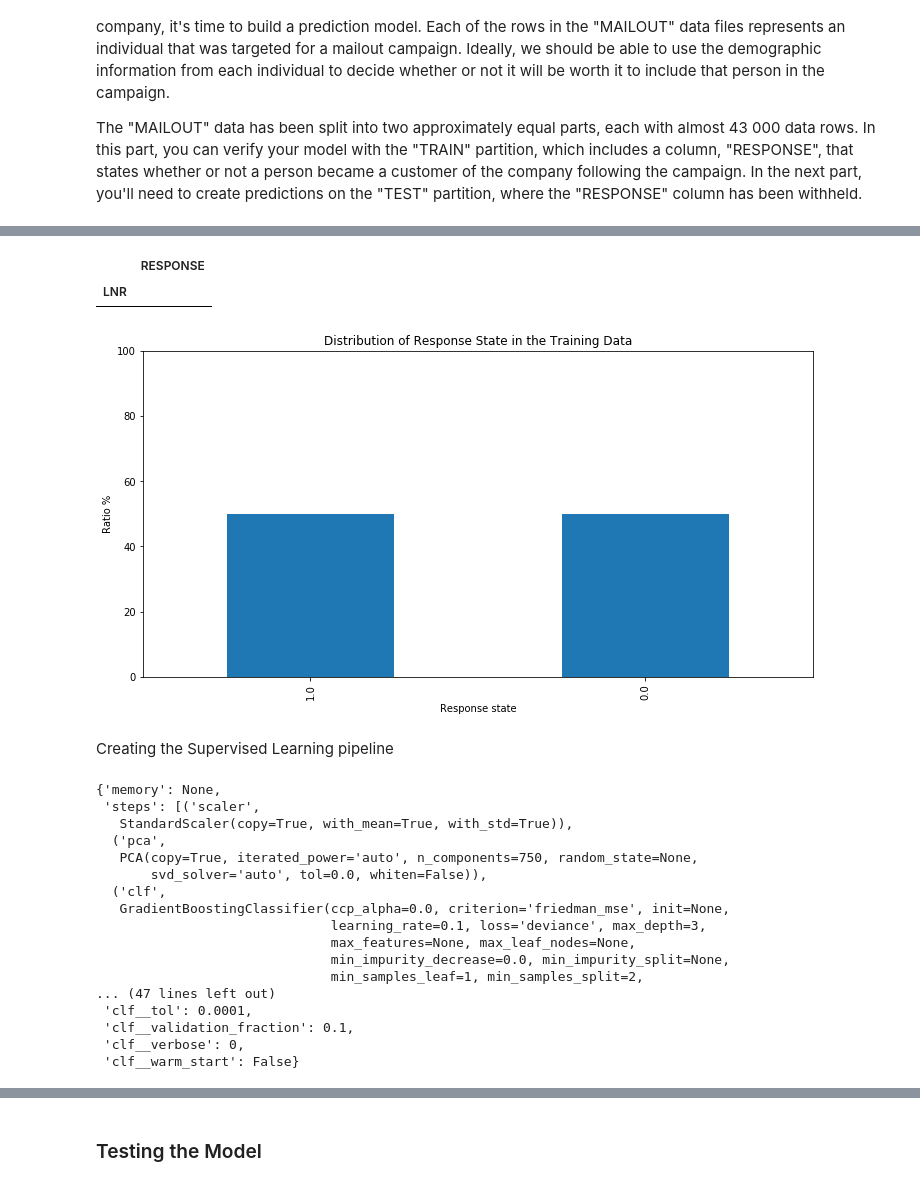
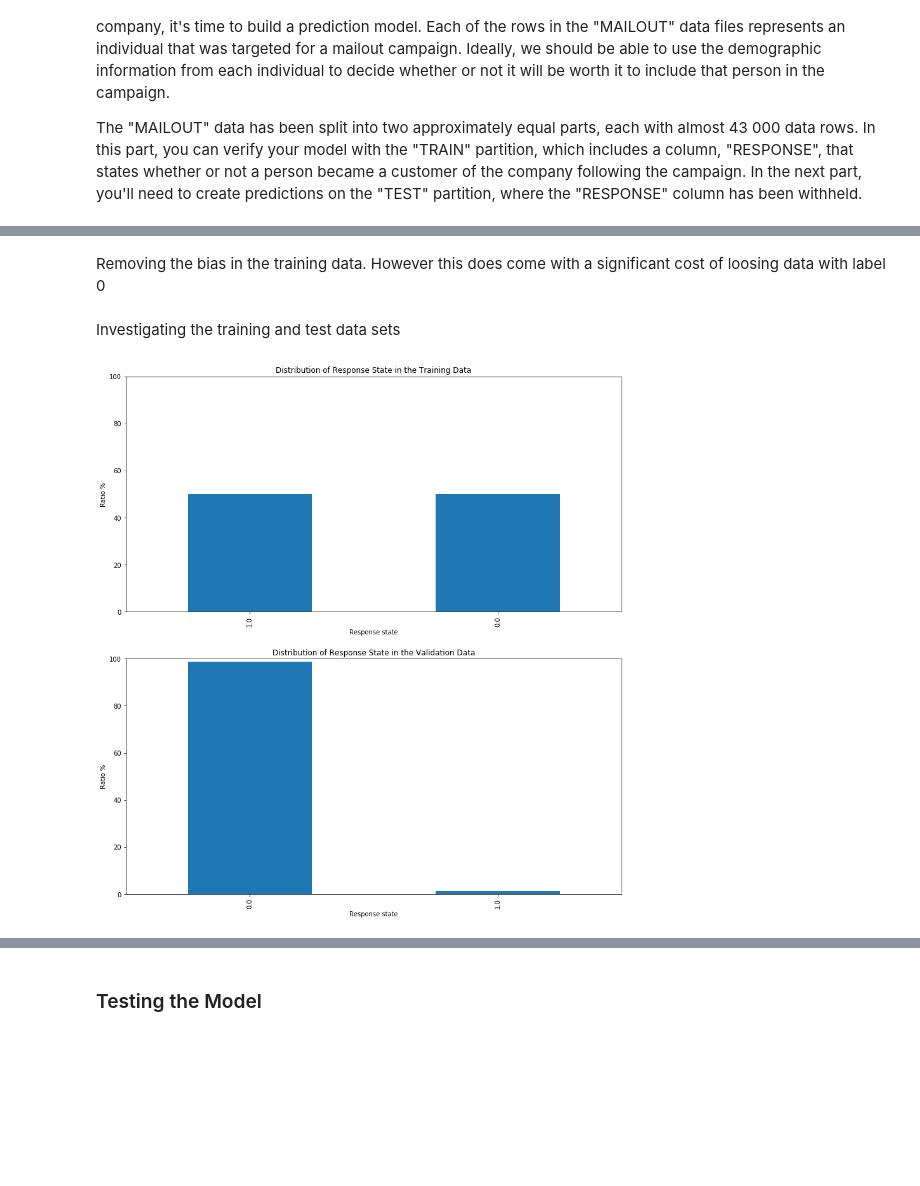
Before and after one commit to yesilkayacan/capstone_arvato, a Jupyter notebook: Arvato_Project_Workbook_supervised.ipynb, the cells around one changed output, grey strips where cells are left out. Cells and saved outputs as stored; diff of their text form; code cells hidden in the pictures; blank space fills up the shorter version.

```diff
--- a/Arvato_Project_Workbook_supervised.ipynb
+++ b/Arvato_Project_Workbook_supervised.ipynb
@@ -80,24 +85,30 @@ Finishing.
 Applying a test-train split on the data
 # %%
-X_train, X_val, y_train, y_val = train_test_split(mailout_train_cleaned, target, stratify=target, test_size=0.2)
+X_train, X_test, y_train, y_test = train_test_split(mailout_train_cleaned, target, stratify=target, test_size=0.2)
+# %% [markdown]
+Removing the bias in the training data. However this does come with a significant cost of loosing data with label 0
 # %%
 y_train_0 = y_train[y_train['RESPONSE']==0].sample(y_train[y_train['RESPONSE']==1].shape[0]*1)
 y_train_1 = y_train[y_train['RESPONSE']==1]
 y_train_modified = pd.concat([y_train_0, y_train_1])
 X_train_modified = X_train.loc[y_train_modified.index]
-# %%
-y_train[y_train['RESPONSE']=='1']
-# %% [output]
-|  | RESPONSE |
-| LNR |  |
+# %% [markdown]
+Investigating the training and test data sets
 # %%
-(y_train_modified['RESPONSE'].value_counts()/y_train_modified['RESPONSE'].shape[0]*100).plot(kind='bar', figsize=(12,6))
+plt.figure(figsize=(14,15))
+plt.subplot(2,1,1)
+(y_train_modified['RESPONSE'].value_counts()/y_train_modified['RESPONSE'].shape[0]*100).plot(kind='bar')
 plt.ylim((0, 100))
 plt.xlabel('Response state')
 plt.ylabel('Ratio %')
 plt.title('Distribution of Response State in the Training Data')
+
+plt.subplot(2,1,2)
+(y_test['RESPONSE'].value_counts()/y_test['RESPONSE'].shape[0]*100).plot(kind='bar')
+plt.ylim((0, 100))
+plt.xlabel('Response state')
+plt.ylabel('Ratio %')
+plt.title('Distribution of Response State in the Validation Data')
 plt.show()
 # %% [output]
-[figure, old version]
+[figure, new version]
-# %% [markdown]
-Creating the Supervised Learning pipeline
@@ -110,20 +114,0 @@ pipeline = Pipeline([
-# %%
-pipeline.get_params()
-# %% [output]
-{'memory': None,
- 'steps': [('scaler',
-   StandardScaler(copy=True, with_mean=True, with_std=True)),
-  ('pca',
-   PCA(copy=True, iterated_power='auto', n_components=750, random_state=None,
-       svd_solver='auto', tol=0.0, whiten=False)),
-  ('clf',
-   GradientBoostingClassifier(ccp_alpha=0.0, criterion='friedman_mse', init=None,
-                              learning_rate=0.1, loss='deviance', max_depth=3,
-                              max_features=None, max_leaf_nodes=None,
-                              min_impurity_decrease=0.0, min_impurity_split=None,
-                              min_samples_leaf=1, min_samples_split=2,
-... (47 lines left out)
- 'clf__tol': 0.0001,
- 'clf__validation_fraction': 0.1,
- 'clf__verbose': 0,
- 'clf__warm_start': False}
```
Also changed, not shown: parts of 33 cells of this notebook.
